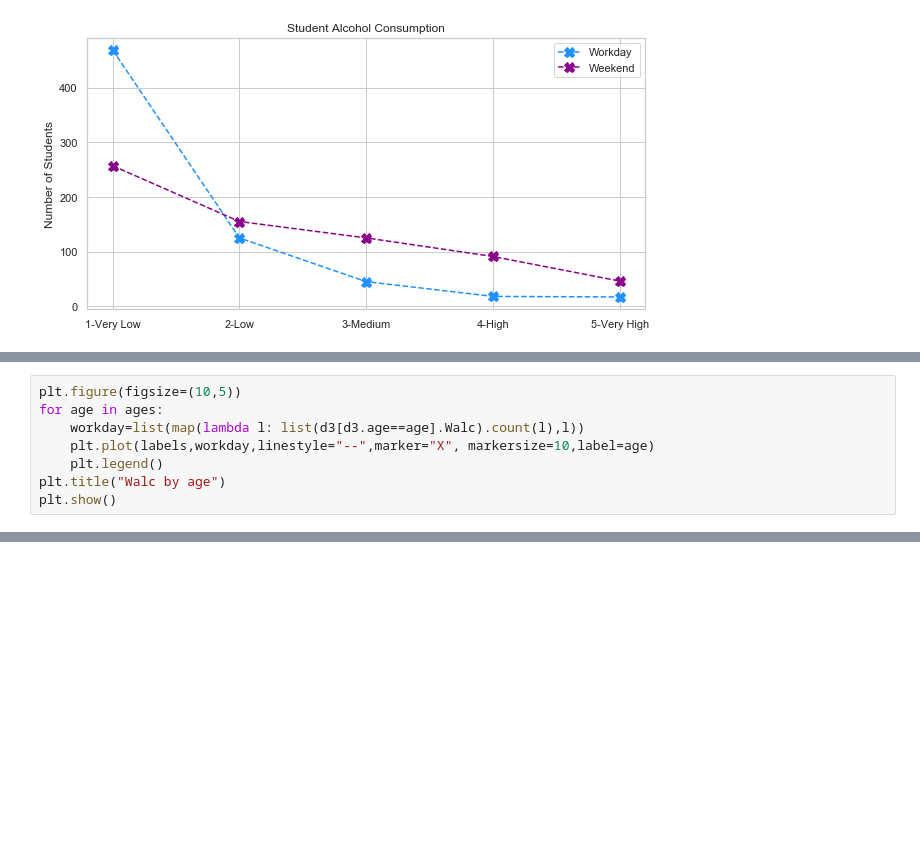
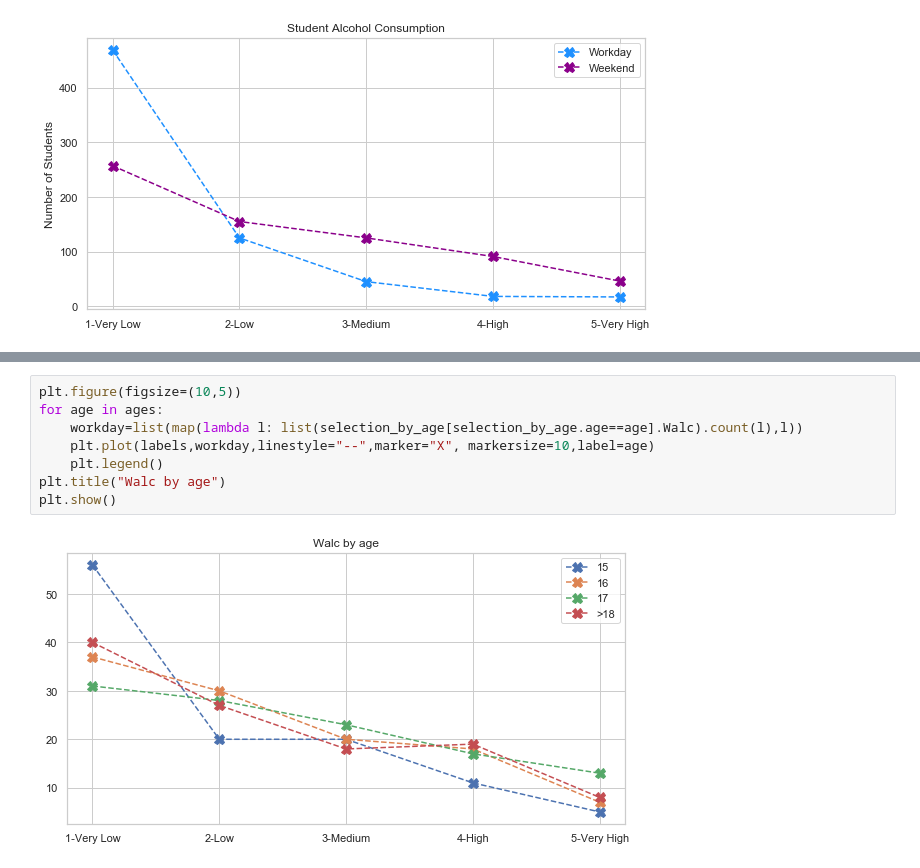
Before and after one commit to finesun16/netology_pyda_13_hw, a Jupyter notebook: diplom.ipynb, the cells around one changed output, grey strips where cells are left out. Cells and saved outputs as stored; diff of their text form; blank space fills up the shorter version.

```diff
--- a/diplom.ipynb
+++ b/diplom.ipynb
@@ -414,8 +403,0 @@ ages
-# %%
-plt.figure(figsize=(10,5))
-for age in ages:
-    workday=list(map(lambda l: list(d3[d3.age==age].Walc).count(l),l))
-    plt.plot(labels,workday,linestyle="--",marker="X", markersize=10,label=age)
-    plt.legend()
-plt.title("Walc by age")
-plt.show()
@@ -443,0 +480,10 @@ plt.show()
+# %%
+plt.figure(figsize=(10,5))
+for age in ages:
+    workday=list(map(lambda l: list(selection_by_age[selection_by_age.age==age].Walc).count(l),l))
+    plt.plot(labels,workday,linestyle="--",marker="X", markersize=10,label=age)
+    plt.legend()
+plt.title("Walc by age")
+plt.show()
+# %% [output]
+[figure, added]
```
Also changed, not shown: parts of 78 cells of this notebook.
